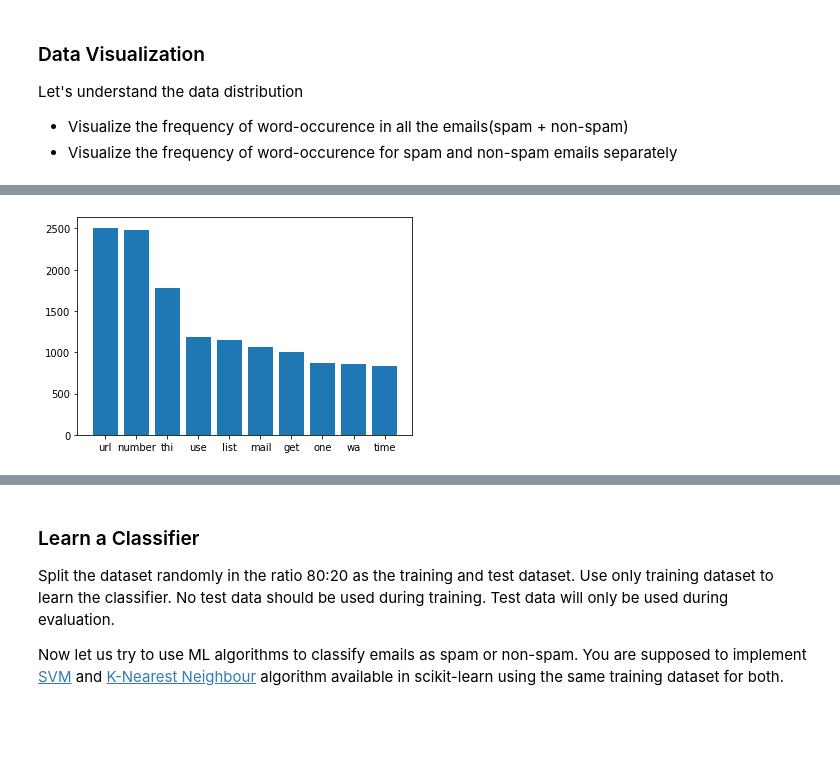
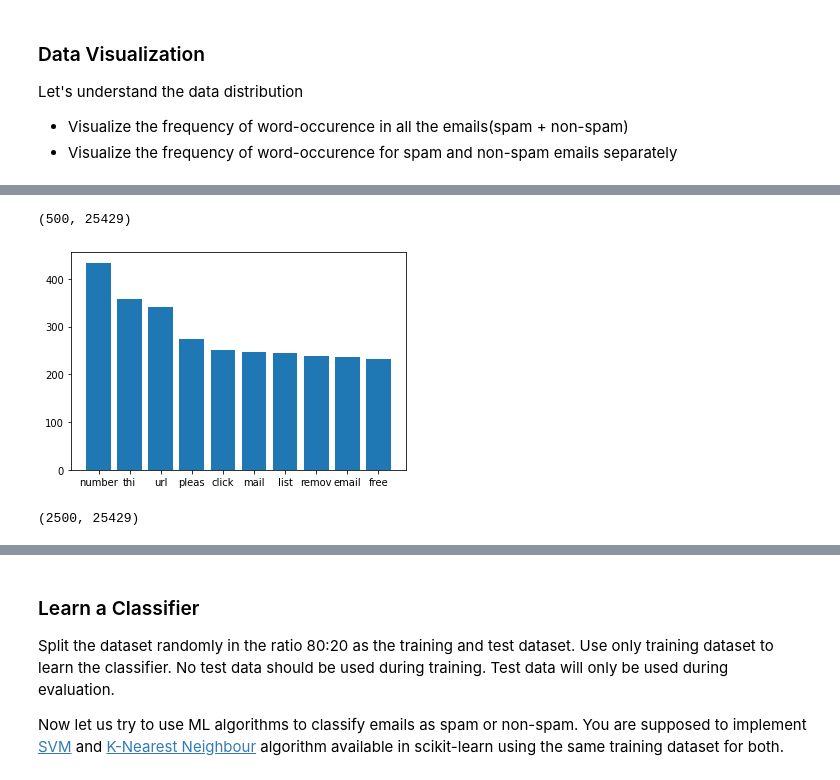
Before and after one commit to yashbg/spam-classifier, a Jupyter notebook: python_assignment.ipynb, the cells around one changed output, grey strips where cells are left out. Saved outputs shown, nothing was run; the diff lists cells and outputs as text; code cells hidden in the pictures; blank space fills up the shorter version.

Commit message:
Perform data visualization

```diff
--- a/python_assignment.ipynb
+++ b/python_assignment.ipynb
@@ -131,7 +124,13 @@ plt.plot(range(len_top_words), data.sum(axis=0)[top_idx])
+# %%
+emails_spam = data[data[:, -1] == True][:, :-1]
+emails_spam.shape
+# %% [output]
+(500, 25429)
 # %%
-top_idx = np.argsort(data.sum(axis=0))[::-1][:10]
-plt.bar(range(10), data.sum(axis=0)[top_idx])
-plt.xticks(range(10), np.array(vocab)[top_idx])
+len_top_words = 10
+top_idx = np.argsort(emails_spam.sum(axis=0))[::-1][:len_top_words]
+plt.bar(range(len_top_words), emails_spam.sum(axis=0)[top_idx])
+plt.xticks(range(len_top_words), np.array(vocab)[top_idx])
 plt.show()
 # %% [output]
-[figure, old version]
+[figure, new version]
@@ -145,0 +137,5 @@ data_vis(data)
+# %%
+emails_non_spam = data[data[:, -1] == False][:, :-1]
+emails_non_spam.shape
+# %% [output]
+(2500, 25429)
```
Also changed, not shown: parts of 7 cells of this notebook.
